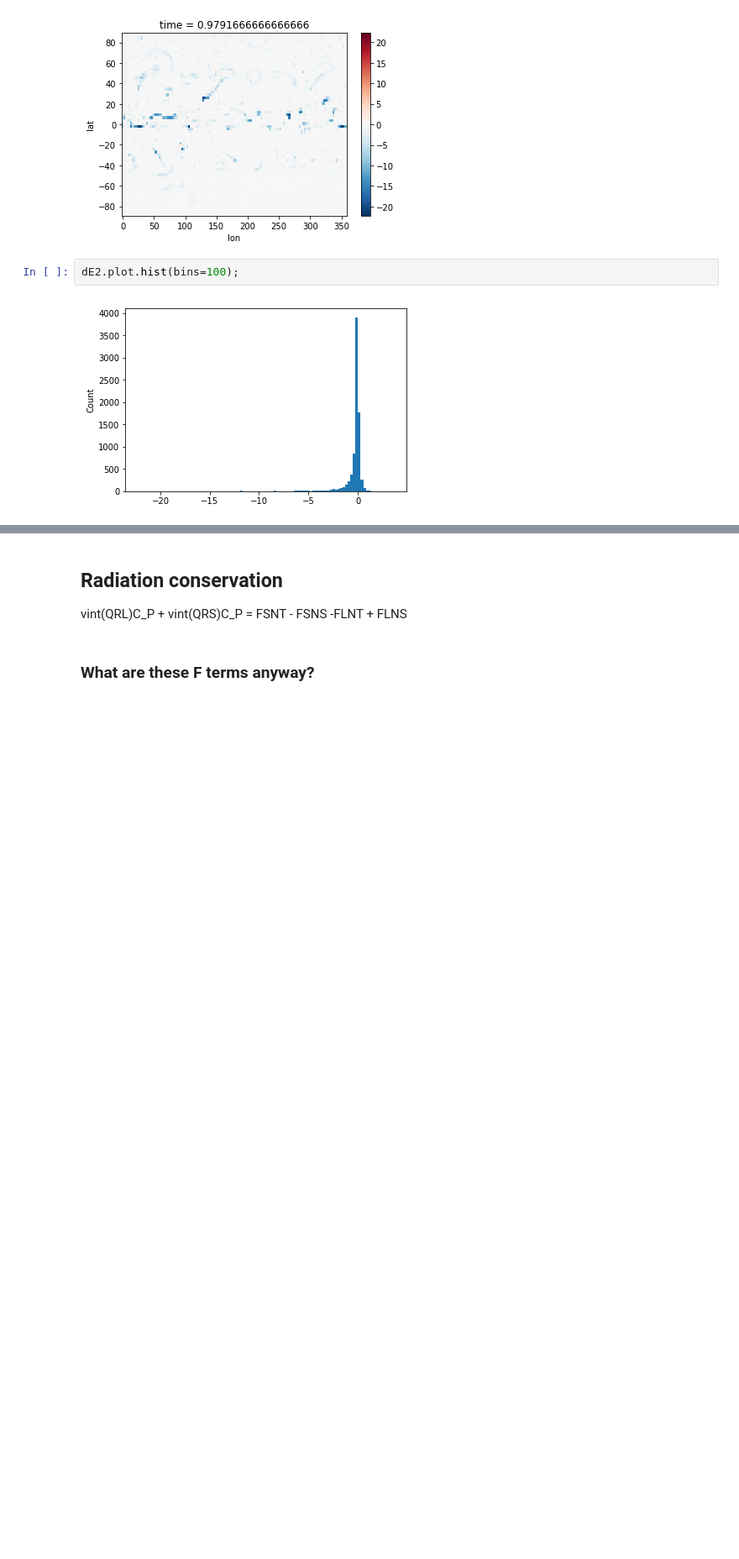
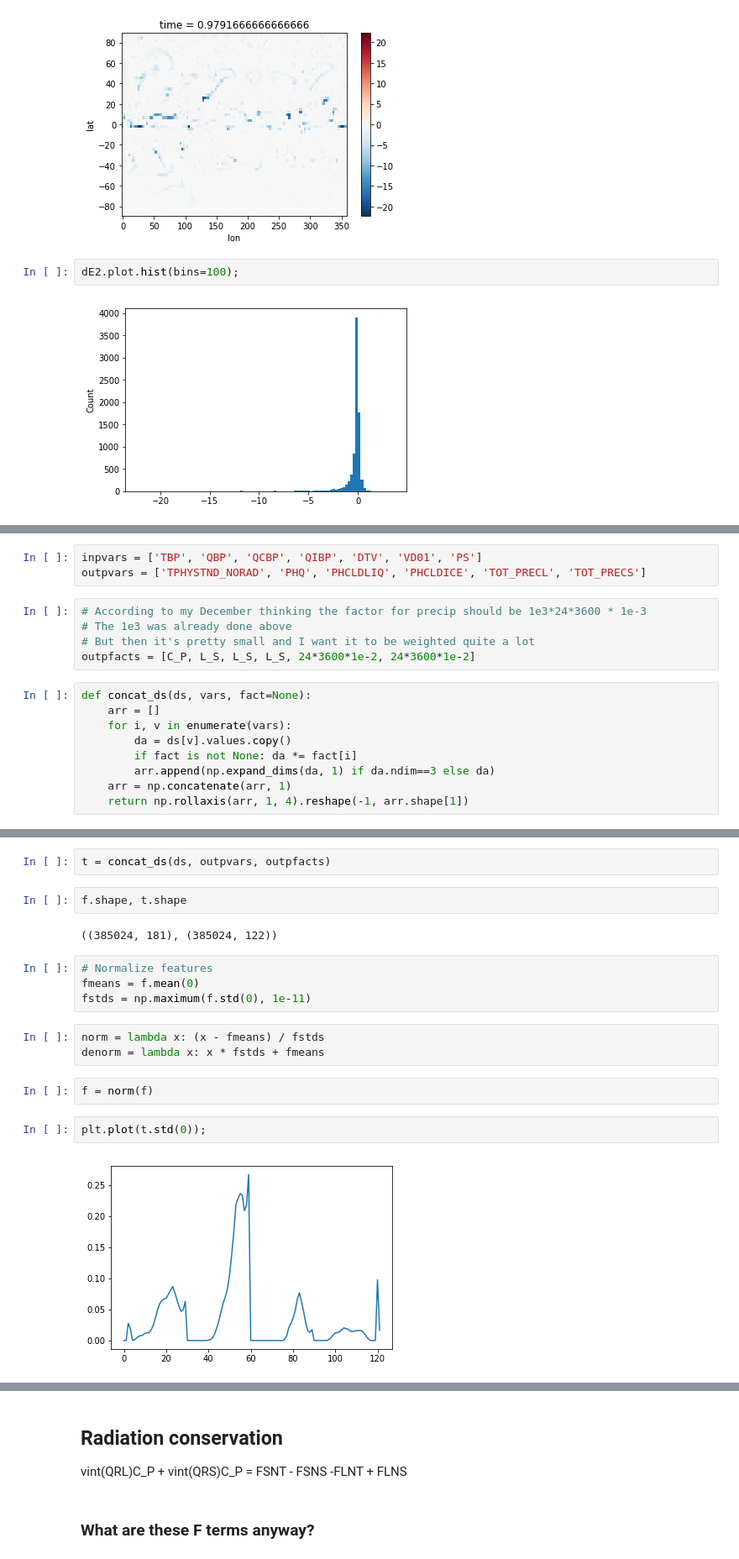
Before and after one commit to raspstephan/CBRAIN-CAM, a Jupyter notebook: notebooks/dev/energy_conservation-nn.ipynb, the cells around one changed output, grey strips where cells are left out. Shown at 84% size. Drawn from its saved outputs; the diff is of its cells as text; blank space fills up the shorter version.

```diff
--- a/notebooks/dev/energy_conservation-nn.ipynb
+++ b/notebooks/dev/energy_conservation-nn.ipynb
@@ -277,0 +299,17 @@ dE2.plot.hist(bins=100);
+# %%
+inpvars = ['TBP', 'QBP', 'QCBP', 'QIBP', 'DTV', 'VD01', 'PS']
+outpvars = ['TPHYSTND_NORAD', 'PHQ', 'PHCLDLIQ', 'PHCLDICE', 'TOT_PRECL', 'TOT_PRECS']
+# %%
+# According to my December thinking the factor for precip should be 1e3*24*3600 * 1e-3
+# The 1e3 was already done above
+# But then it's pretty small and I want it to be weighted quite a lot
+outpfacts = [C_P, L_S, L_S, L_S, 24*3600*1e-2, 24*3600*1e-2]
+# %%
+def concat_ds(ds, vars, fact=None):
+    arr = []
+    for i, v in enumerate(vars):
+        da = ds[v].values.copy()
+        if fact is not None: da *= fact[i]
+        arr.append(np.expand_dims(da, 1) if da.ndim==3 else da)
+    arr = np.concatenate(arr, 1)
+    return np.rollaxis(arr, 1, 4).reshape(-1, arr.shape[1])
@@ -277,0 +318,19 @@ dE2.plot.hist(bins=100);
+# %%
+t = concat_ds(ds, outpvars, outpfacts)
+# %%
+f.shape, t.shape
+# %% [output]
+((385024, 181), (385024, 122))
+# %%
+# Normalize features
+fmeans = f.mean(0)
+fstds = np.maximum(f.std(0), 1e-11)
+# %%
+norm = lambda x: (x - fmeans) / fstds
+denorm = lambda x: x * fstds + fmeans
+# %%
+f = norm(f)
+# %%
+plt.plot(t.std(0));
+# %% [output]
+[figure, added]
```
Also changed, not shown: parts of 31 cells of this notebook.
